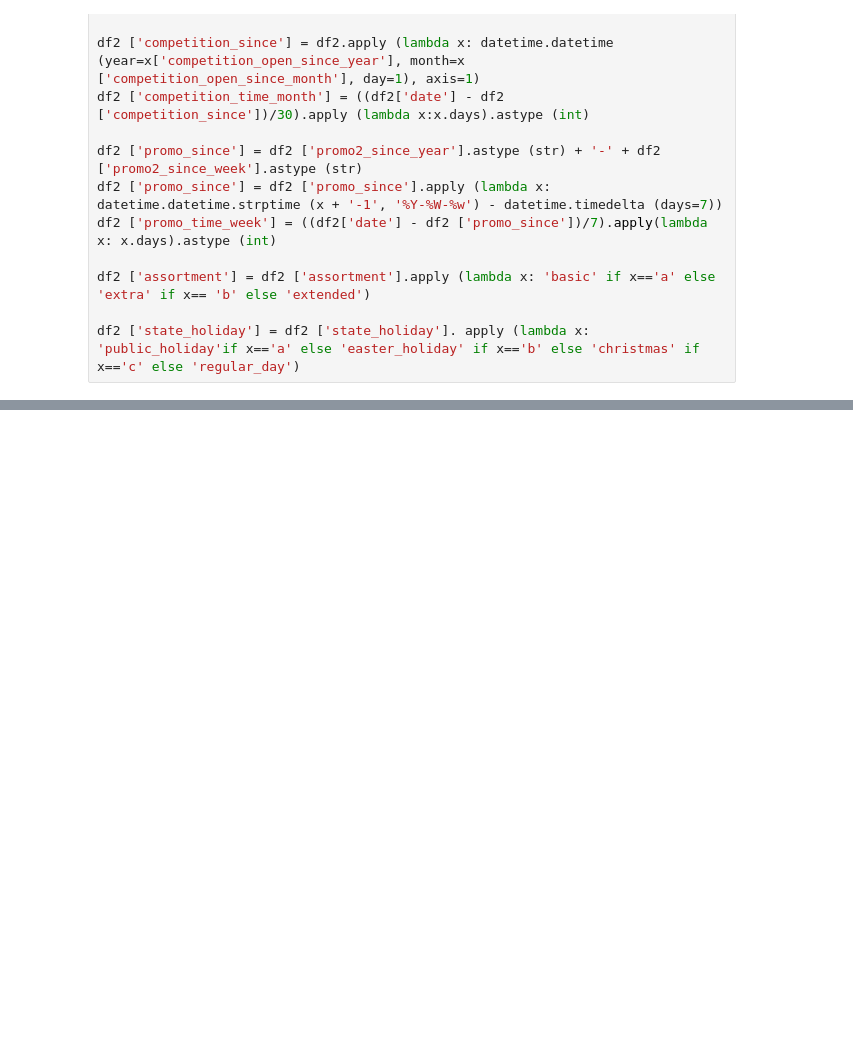
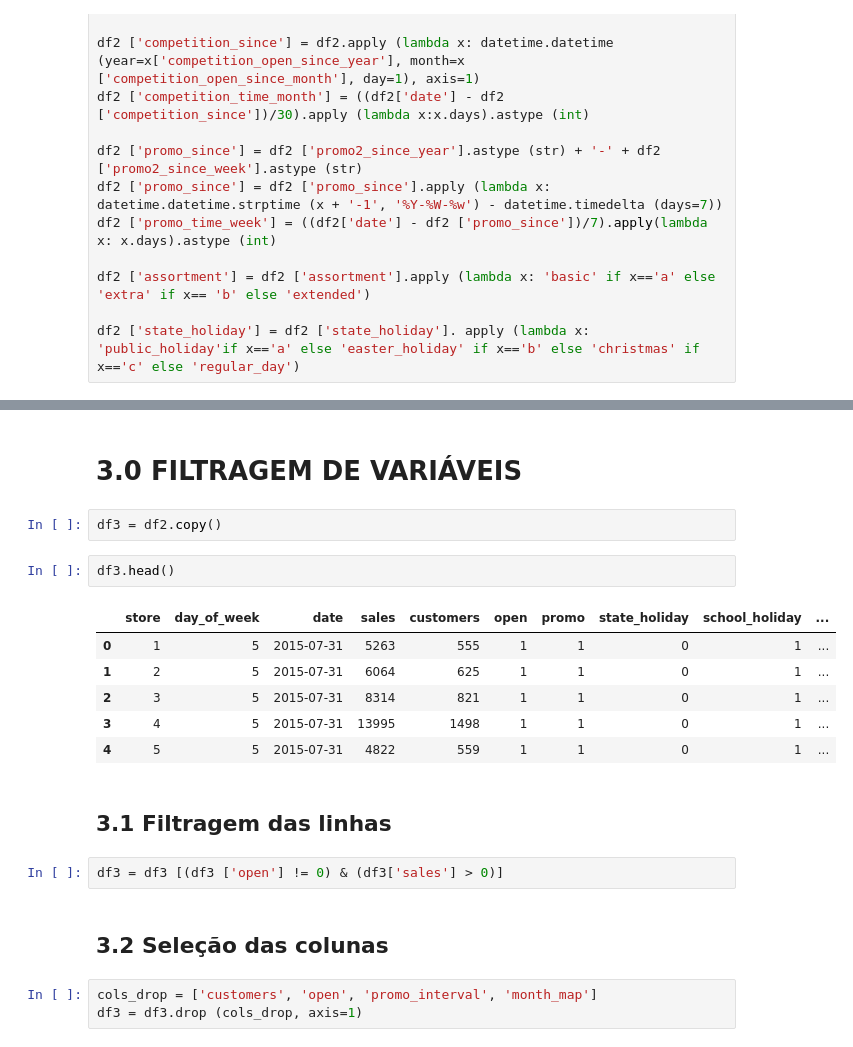
Before and after one commit to amsilva1971/DS_Produ-o, a Jupyter notebook: Predicao_vendas_Rossmann_M03_Feature_Engineering.ipynb, the cells around one changed output, grey strips where cells are left out. Saved outputs shown, nothing was run; the diff lists cells and outputs as text; blank space fills up the shorter version.

Commit message:
adicionada a filtragem de variáveis

```diff
--- a/Predicao_vendas_Rossmann_M03_Feature_Engineering.ipynb
+++ b/Predicao_vendas_Rossmann_M03_Feature_Engineering.ipynb
@@ -354,3 +360,25 @@ df2.head ().T
 | competition_time_month | 84 | 94 | 105 | 71 | 4 |
 | promo_since | 2015-07-27 00:00:00 | 2010-03-22 00:00:00 | 2011-03-28 00:00:00 | 2015-07-27 00:00:00 | 2015-07-27 00:00:00 |
 | promo_time_week | 0 | 279 | 226 | 0 | 0 |
+# %% [markdown]
+# 3.0 FILTRAGEM DE VARIÁVEIS
+# %%
+df3 = df2.copy()
+# %%
+df3.head()
+# %% [output]
+|  | store | day_of_week | date | sales | customers | open | promo | state_holiday | school_holiday | ... |
+| 0 | 1 | 5 | 2015-07-31 | 5263 | 555 | 1 | 1 | 0 | 1 | ... |
+| 1 | 2 | 5 | 2015-07-31 | 6064 | 625 | 1 | 1 | 0 | 1 | ... |
+| 2 | 3 | 5 | 2015-07-31 | 8314 | 821 | 1 | 1 | 0 | 1 | ... |
+| 3 | 4 | 5 | 2015-07-31 | 13995 | 1498 | 1 | 1 | 0 | 1 | ... |
+| 4 | 5 | 5 | 2015-07-31 | 4822 | 559 | 1 | 1 | 0 | 1 | ... |
+# %% [markdown]
+## 3.1 Filtragem das linhas
+# %%
+df3 = df3 [(df3 ['open'] != 0) & (df3['sales'] > 0)]
+# %% [markdown]
+## 3.2 Seleção das colunas
+# %%
+cols_drop = ['customers', 'open', 'promo_interval', 'month_map']
+df3 = df3.drop (cols_drop, axis=1)
```
Also changed, not shown: parts of 5 cells of this notebook.
